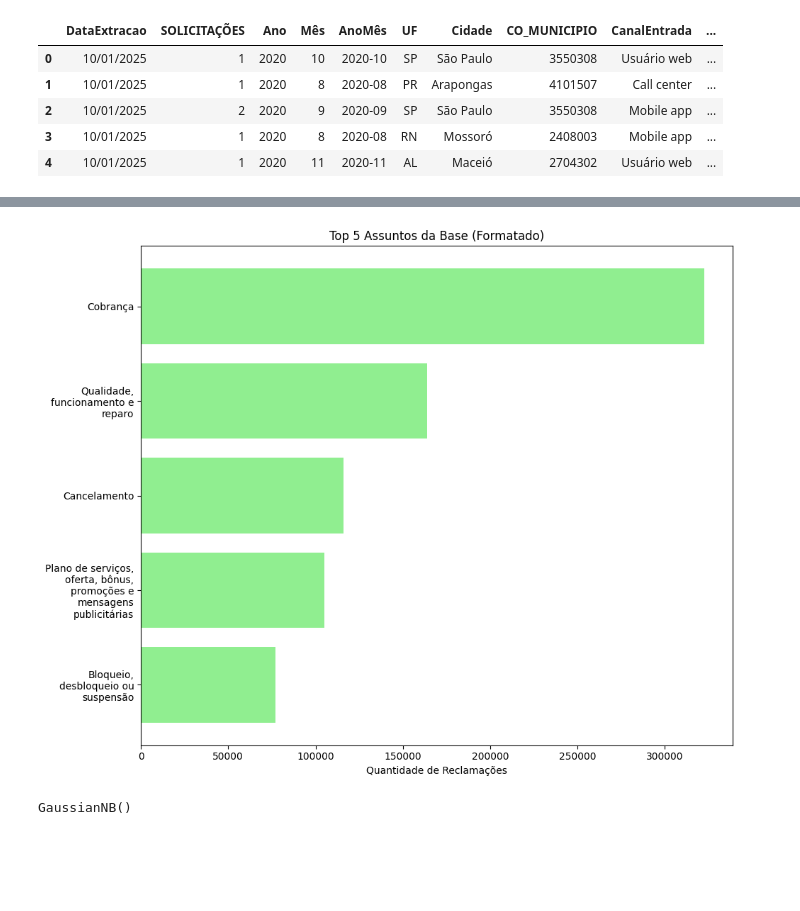
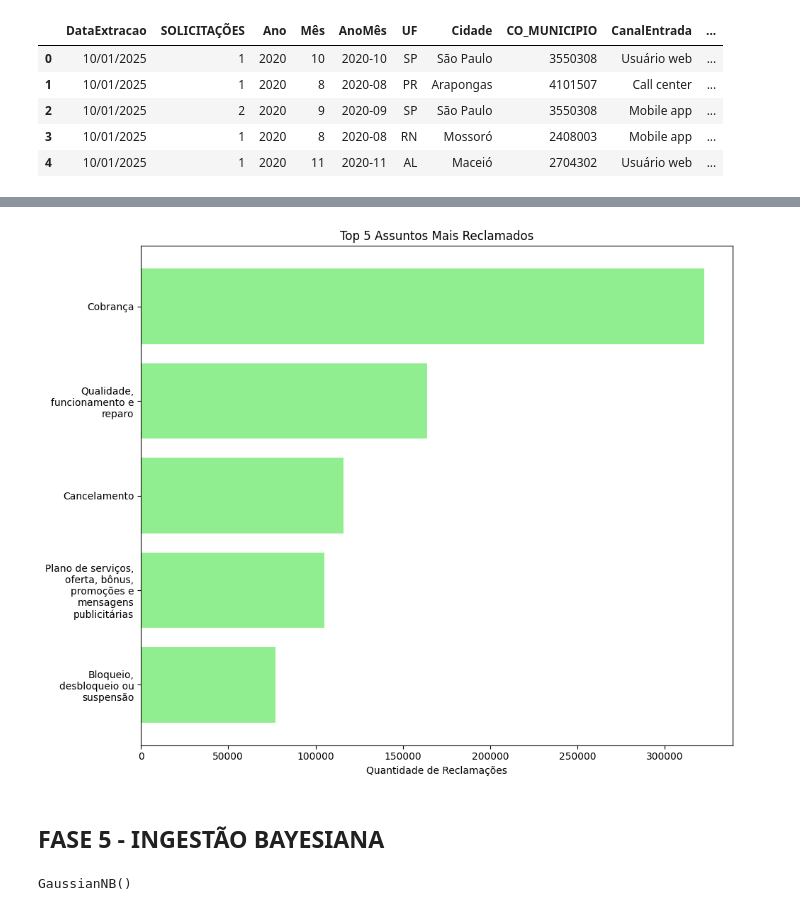
Before and after one commit to carolineolvs/ProvaIcoma, a Jupyter notebook: prova_34_caroline_silva.ipynb, the cells around one changed output, grey strips where cells are left out. Saved outputs shown, nothing was run; the diff lists cells and outputs as text; code cells hidden in the pictures; blank space fills up the shorter version.

```diff
--- a/prova_34_caroline_silva.ipynb
+++ b/prova_34_caroline_silva.ipynb
@@ -80,21 +90,20 @@ Text(0, 0.5, 'Quantidade')
 # %%
-# 1. Preparando os dados
 contagem = df['Assunto'].value_counts().head(5).sort_values(ascending=True)
 
-# 2. Criando os nomes "quebrados" para o eixo Y
-# Aqui definimos que cada linha terá no máximo 20 caracteres
 nomes_quebrados = [textwrap.fill(assunto, width=20) for assunto in contagem.index]
 
-# 3. Plotando
 plt.figure(figsize=(10, 8))
 plt.barh(nomes_quebrados, contagem, color='lightgreen')
 
-plt.title('Top 5 Assuntos da Base (Formatado)')
+plt.title('Top 5 Assuntos Mais Reclamados')
 plt.xlabel('Quantidade de Reclamações')
+
 plt.tight_layout()
 plt.show()
 # %% [output]
-[figure, old version]
+[figure, new version]
+# %% [markdown]
+## FASE 5 - INGESTÃO BAYESIANA
 # %%
 X_train, X_test, y_train, y_test = train_test_split(X_final, y, test_size=0.2, random_state=42)
 # %%
```
Also changed, not shown: parts of 16 cells of this notebook.
